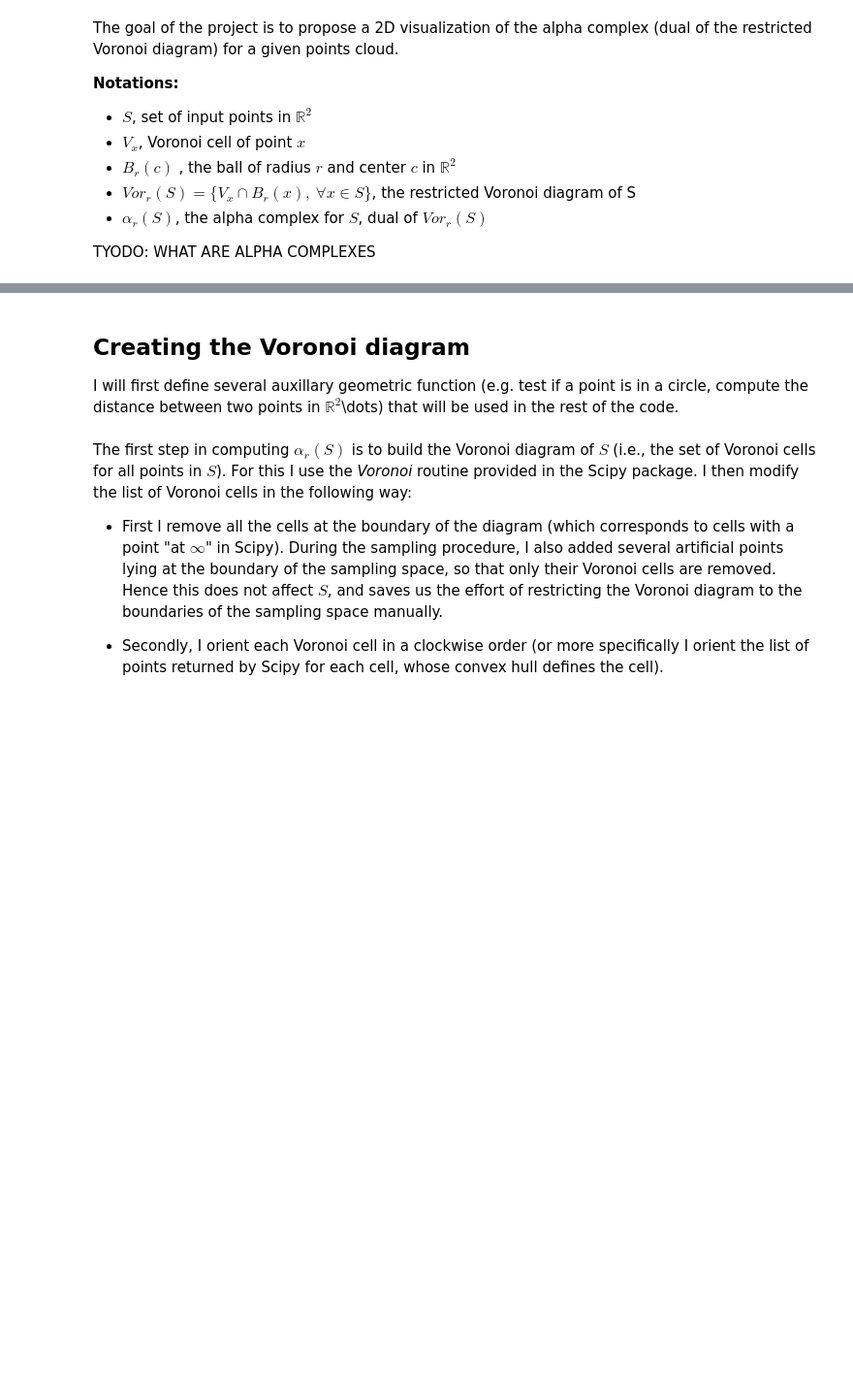
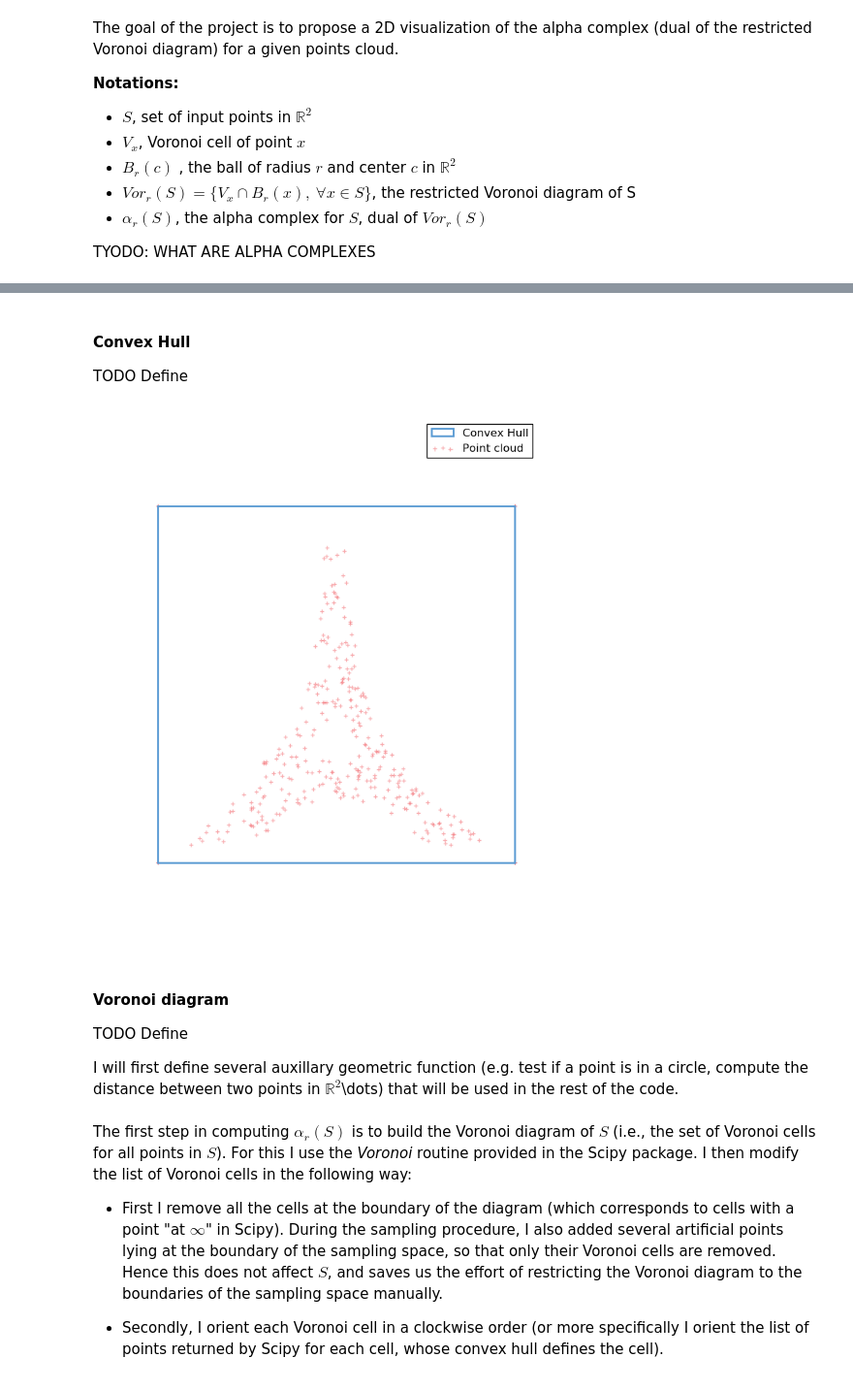
Before and after one commit to ameroyer/ameroyer.github.io, a Jupyter notebook: notebooks/2016_08_01_AlphaComplexes/alpha_complexes.ipynb, the cells around one changed output, grey strips where cells are left out. Shown at 97% size. Cells and saved outputs as stored; diff of their text form; code cells hidden in the pictures; blank space fills up the shorter version.

Commit message:
update alpha complex

```diff
--- a/notebooks/2016_08_01_AlphaComplexes/alpha_complexes.ipynb
+++ b/notebooks/2016_08_01_AlphaComplexes/alpha_complexes.ipynb
@@ -118,5 +113,27 @@ plt.show()
+# %% [markdown]
+#### Convex Hull
+
+TODO Define
+# %%
+
+_, samples = generate_cloud_from_image(300, imread("resources/clipart2.jpg")[::-1, :, 0], ax=ax2)
+plt.rcParams['figure.figsize'] = 8, 10
+N = 500
+np.random.seed(41)
+from scipy.spatial import ConvexHull
+hull = ConvexHull(samples[:N])
+plt.fill(samples[hull.vertices,0], samples[hull.vertices,1], color=colors[3], lw=2, fill=False, label="Convex Hull")
+plt.scatter(samples[:N, 0], samples[:N, 1], marker='+', color=colors[1], alpha=0.5, label="Point cloud")
+plt.axis('off')
+plt.legend()
+plt.show()
+# %% [output]
+[figure, added]
 # %% [markdown]
-## Creating the Voronoi diagram
+####  Voronoi diagram
+
+
+TODO Define
 
 I will first define several auxillary geometric function (e.g. test if a point is in a circle, compute the distance between two points in $\mathbb R^2$\dots) that will be used in the rest of the code.
 # %%
```
Also changed, not shown: parts of 8 cells of this notebook.
